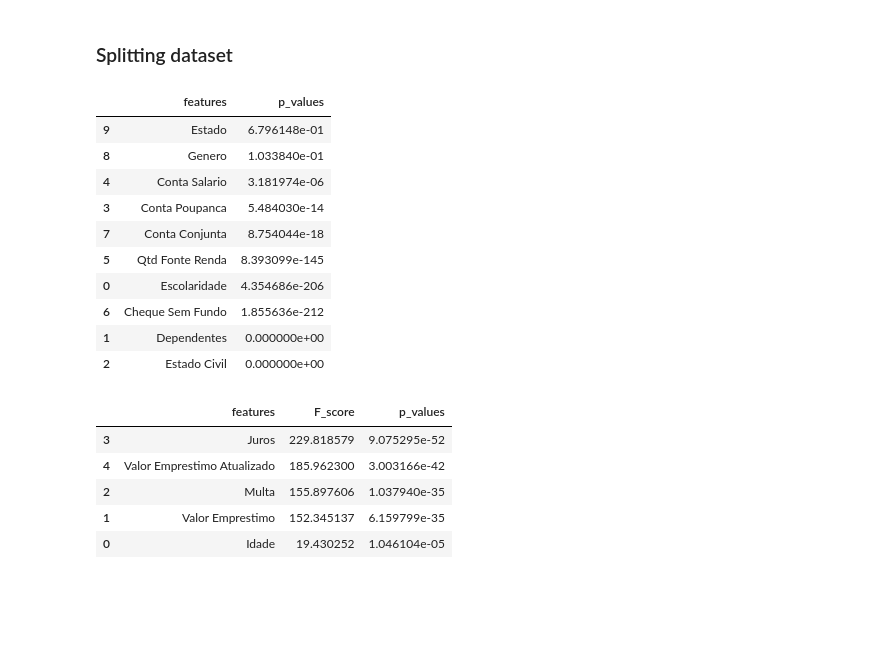
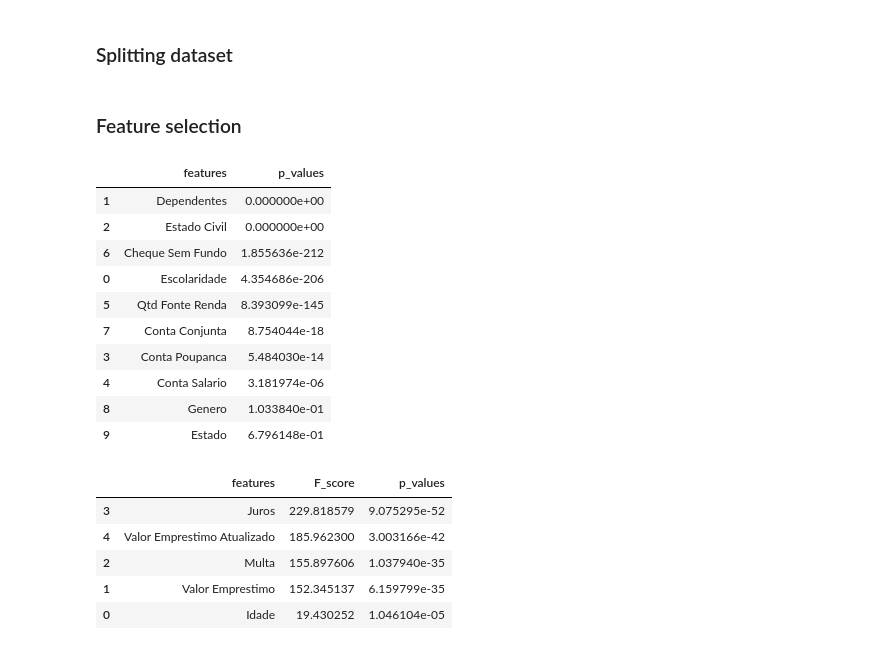
Before and after one commit to rrbarioni/credit-risk-analysis, a Jupyter notebook: src/credit_risk_analysis.ipynb, the cells around one changed output. Saved outputs shown, nothing was run; the diff lists cells and outputs as text; code cells hidden in the pictures; blank space fills up the shorter version.

Commit message:
feature selection

```diff
--- a/src/credit_risk_analysis.ipynb
+++ b/src/credit_risk_analysis.ipynb
@@ -136,5 +136,5 @@ df['PAGO'].value_counts() / df.shape[0]
 Name: PAGO, dtype: float64
 # %%
 cat = ['Escolaridade', 'Dependentes', 'Estado Civil', 'Conta Poupanca', 'Conta Salario', 'Qtd Fonte Renda', 'Cheque Sem Fundo', 'Conta Conjunta', 'Genero', 'Estado']
-non_cat = ['Idade', 'Valor Emprestimo', 'Multa', 'Juros', 'Valor Emprestimo Atualizado']
+num = ['Idade', 'Valor Emprestimo', 'Multa', 'Juros', 'Valor Emprestimo Atualizado']
 # %% [markdown]
@@ -144,7 +144,7 @@ ncols = 3
 nrows = 2
 fig, ax = plt.subplots(ncols=ncols, nrows=nrows, figsize=(20,6))
 
-for i, col in enumerate(non_cat):
+for i, col in enumerate(num):
     c = i % ncols
     r = i // ncols
     sns.boxplot(df[col], ax=ax[r][c])
@@ -273,27 +275,29 @@ X = df.drop('PAGO', axis=1)
 y = df['PAGO']
 
 X_train, X_test, y_train, y_test = train_test_split(X, y, test_size=0.2, random_state=42, stratify=y)
+# %% [markdown]
+### Feature selection
 # %%
 X_train_cat = X_train[cat].copy()
 
 chi2 = { 'features': [], 'p_values': [] }
 for col in cat:
     _, p_value, _, _ = scipy.stats.chi2_contingency(pd.crosstab(y_train, X_train_cat[col]))
     chi2['features'].append(col)
     chi2['p_values'].append(p_value)
 
-df_chi2 = pd.DataFrame(data=chi2)
-df_chi2.sort_values(by='p_values', ascending=False)
+df_chi2 = pd.DataFrame(data=chi2).sort_values(by='p_values', ascending=True)
+df_chi2
 # %% [output]
 |  | features | p_values |
-| 9 | Estado | 6.796148e-01 |
-| 8 | Genero | 1.033840e-01 |
-| 4 | Conta Salario | 3.181974e-06 |
-| 3 | Conta Poupanca | 5.484030e-14 |
-| 7 | Conta Conjunta | 8.754044e-18 |
-| 5 | Qtd Fonte Renda | 8.393099e-145 |
-| 0 | Escolaridade | 4.354686e-206 |
-| 6 | Cheque Sem Fundo | 1.855636e-212 |
 | 1 | Dependentes | 0.000000e+00 |
 | 2 | Estado Civil | 0.000000e+00 |
+| 6 | Cheque Sem Fundo | 1.855636e-212 |
+| 0 | Escolaridade | 4.354686e-206 |
+| 5 | Qtd Fonte Renda | 8.393099e-145 |
+| 7 | Conta Conjunta | 8.754044e-18 |
+| 3 | Conta Poupanca | 5.484030e-14 |
+| 4 | Conta Salario | 3.181974e-06 |
+| 8 | Genero | 1.033840e-01 |
+| 9 | Estado | 6.796148e-01 |
 # %%
```
Also changed, not shown: parts of 7 cells of this notebook.
